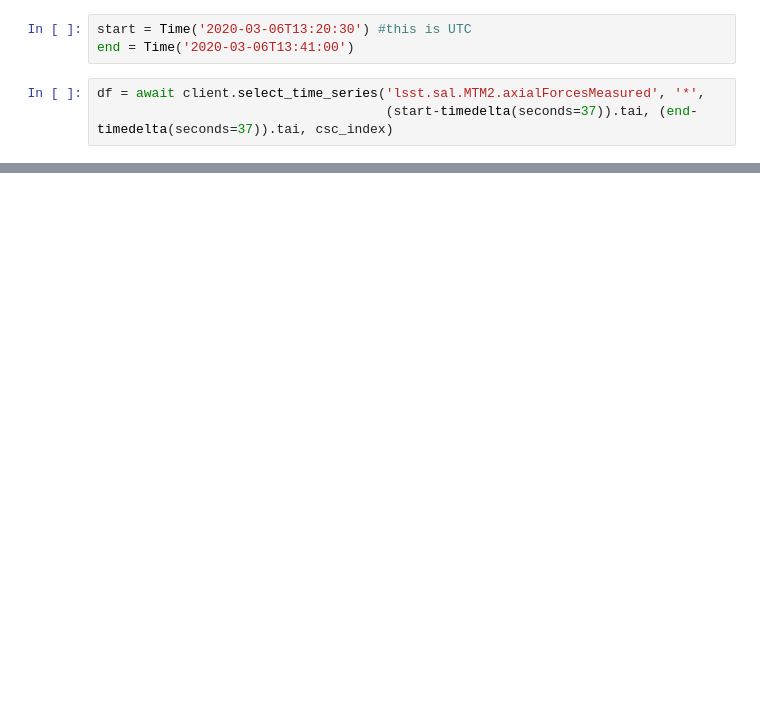
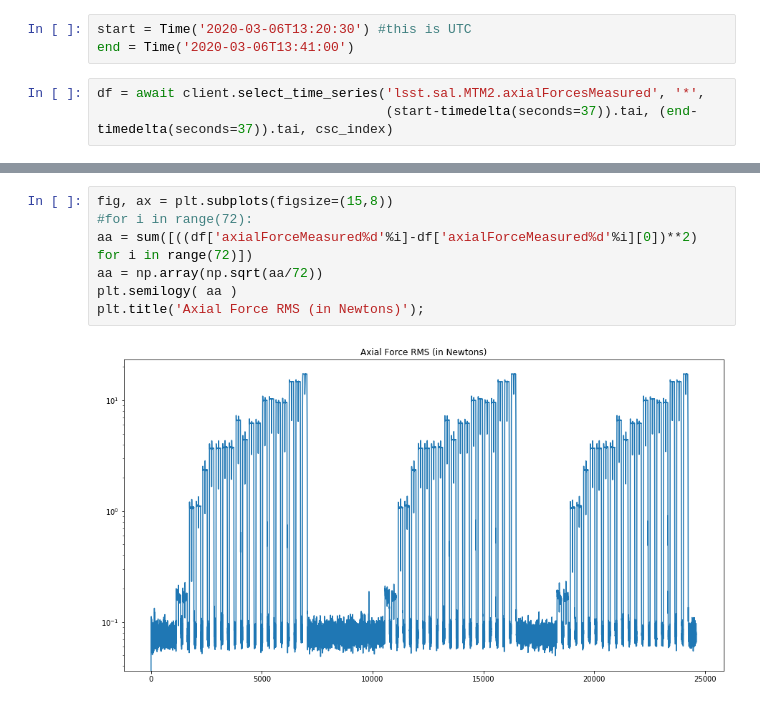
Before and after one commit to bxin/M2_summit_2003, a Jupyter notebook: a16_bending_modes.ipynb, the cells around one changed output, grey strips where cells are left out. Cells and saved outputs as stored; diff of their text form; blank space fills up the shorter version.

```diff
--- a/a16_bending_modes.ipynb
+++ b/a16_bending_modes.ipynb
@@ -33,0 +43,9 @@ for i in range(3):
+# %%
+fig, ax = plt.subplots(figsize=(15,8))
+#for i in range(72):
+aa = sum([((df['axialForceMeasured%d'%i]-df['axialForceMeasured%d'%i][0])**2) for i in range(72)])
+aa = np.array(np.sqrt(aa/72))
+plt.semilogy( aa )
+plt.title('Axial Force RMS (in Newtons)');
+# %% [output]
+[figure, added]
```
Also changed, not shown: parts of 24 cells of this notebook, 4 other files.
